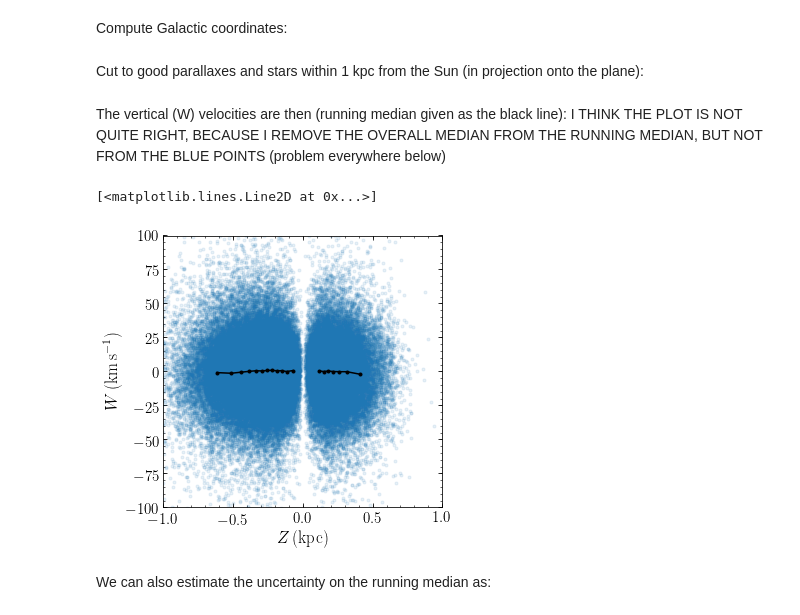
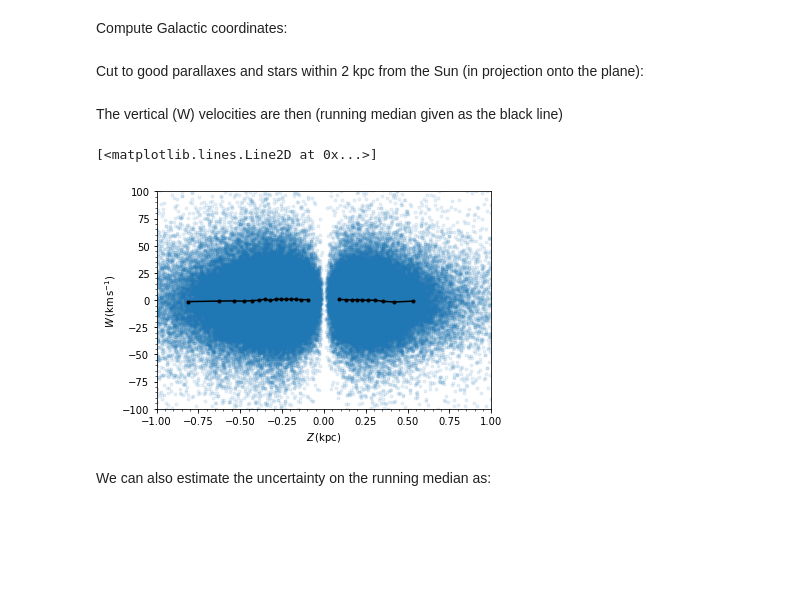
Before and after one commit to morganb-phys/VWaves-GaiaDR2, a Jupyter notebook: VerticalVelocities.ipynb, the cells around one changed output. Cells and saved outputs as stored; diff of their text form; code cells hidden in the pictures; blank space fills up the shorter version.

```diff
--- a/VerticalVelocities.ipynb
+++ b/VerticalVelocities.ipynb
@@ -38,30 +43,29 @@ pmllbb_g= bovy_coords.pmrapmdec_to_pmllpmbb(gaia2_matches['pmra'],gaia2_matches[
 UVW_g= bovy_coords.vrpmllpmbb_to_vxvyvz(galah['rv_obst'],pmllbb_g[:,0],pmllbb_g[:,1],
                                       lb_g[:,0],lb_g[:,1],1./gaia2_matches['parallax'],degree=True)
 # %% [markdown]
-Cut to good parallaxes and stars within 1 kpc from the Sun (in projection onto the plane):
+Cut to good parallaxes and stars within 2 kpc from the Sun (in projection onto the plane):
 # %%
 indx_g= (gaia2_matches['parallax']/gaia2_matches['parallax_error'] > 5.)\
-    *(Rxy_g < 1.)
+    *(Rxy_g < 2.)
 # %% [markdown]
-The vertical (W) velocities are then (running median given as the black line): I THINK THE PLOT IS NOT QUITE RIGHT, BECAUSE I REMOVE THE OVERALL MEDIAN FROM THE RUNNING MEDIAN, BUT NOT FROM THE BLUE POINTS (problem everywhere below)
+The vertical (W) velocities are then (running median given as the black line)
 # %%
-bovy_plot.bovy_print(axes_labelsize=17.,text_fontsize=12.,xtick_labelsize=15.,ytick_labelsize=15.)
 bovy_plot.bovy_plot(XYZ_g[indx_g,2],UVW_g[indx_g,2]-numpy.nanmedian(UVW_g[indx_g,2]),'.',alpha=0.1,
-                   xrange=[-1.,1.],
-                   yrange=[-100.,100.],
-                   xlabel=r'$Z\,(\mathrm{kpc})$',
-                   ylabel=r'$W\,(\mathrm{km\,s}^{-1})$')
+                    xrange=[-1.,1.],
+                    yrange=[-100.,100.],
+                    xlabel=r'$Z\,(\mathrm{kpc})$',
+                    ylabel=r'$W\,(\mathrm{km\,s}^{-1})$')
 sindx_g= numpy.argsort(XYZ_g[indx_g,2])
 wind_g= 10000
 showskip_g= wind_g
 running_median_galah= pandas.DataFrame(UVW_g[indx_g,2][sindx_g]-numpy.nanmedian(UVW_g[indx_g,2]))\
         .rolling(window=wind_g,center=True,min_periods=wind_g//2)\
-        .apply(lambda x: numpy.nanmedian(x))
+        .apply(func=lambda x: numpy.nanmedian(x),raw=True)
 plot(XYZ_g[indx_g,2][sindx_g][::showskip_g],running_median_galah[::showskip_g],
      'k.-')
 # %% [output]
 [<matplotlib.lines.Line2D at 0x...>]
-[figure, old version]
+[figure, new version]
 # %% [markdown]
 We can also estimate the uncertainty on the running median as:
 # %%
```
Also changed, not shown: parts of 15 cells of this notebook, 4 other files.
